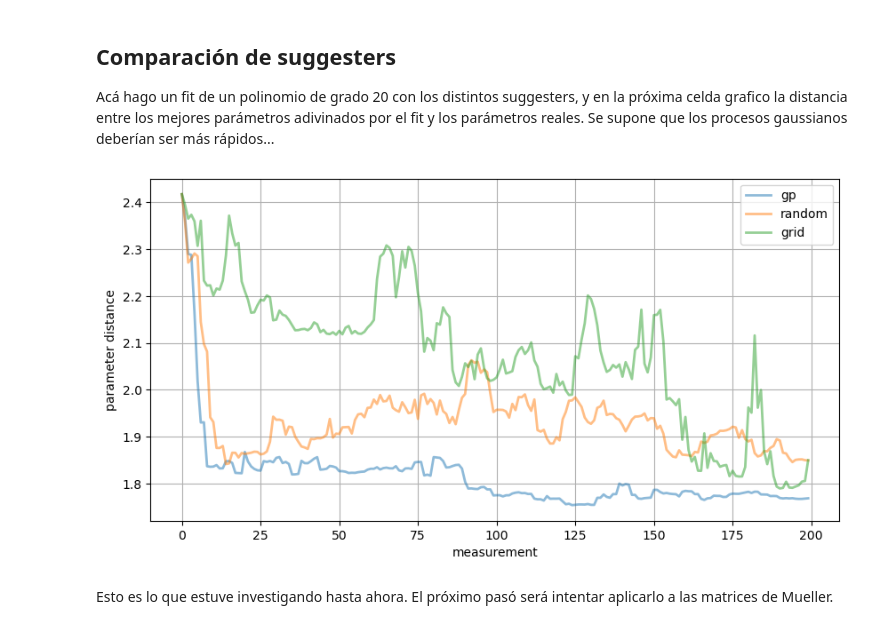
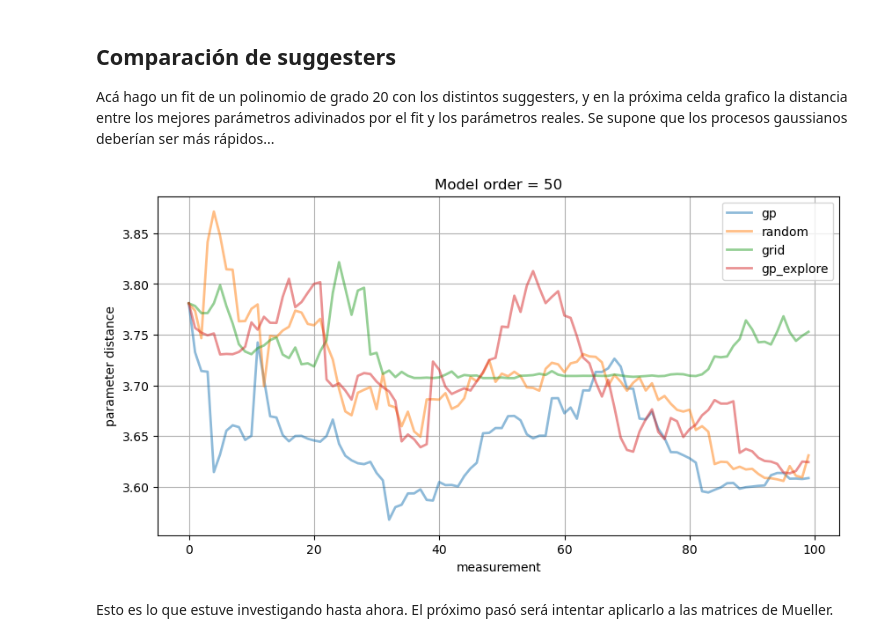
Before and after one commit to tdinapoli/smart_experiment_gaussian_process, a Jupyter notebook: notebook_manu.ipynb, the cells around one changed output. Drawn from its saved outputs; the diff is of its cells as text; code cells hidden in the pictures.

```diff
--- a/notebook_manu.ipynb
+++ b/notebook_manu.ipynb
@@ -93,6 +93,16 @@ def generate_1dX(x: np.ndarray, order: int = 2):
     if len(x) == 0:
         return np.array([])
     vectors = [x**i for i in range(order)]
+    return np.hstack(vectors).T
+
+
+def generate_1dX_sin(x: np.ndarray, order: int = 2):
+    """
+    Generate a 1D input array for the model.
+    """
+    if len(x) == 0:
+        return np.array([])
+    vectors = [np.sin(i * 2 * np.pi * x) for i in range(order)]
     return np.hstack(vectors).T
 
 
@@ -143,6 +153,7 @@ def get_pfstar_mean(
     return np.dot(xstar.T, vec) / sigma**2
 
 
+
 def get_pfstar_var(
     xstar: np.ndarray,
     X: np.ndarray,
@@ -409,16 +459,16 @@ $$\mathbf{x'}^T = (x^0, x^1, ... , x^d),$$
 
 donde $d$ es el grado del polinomio.
 # %%
-order = 10
+order = 20
 W_NATURE = np.random.random(size=order) * 2 - 1
-SIGMA = 0.05
+SIGMA = 0.1
 COVARIANCE = np.eye(len(W_NATURE))
 
 
 X = np.array([]).reshape(-1, 1)
 y = np.array([])
 for i in range(10):
-    fig, ax = plt.subplots(1, 1, figsize=(10, 5))
+    fig, (axvar, ax) = plt.subplots(2, 1, figsize=(10, 7), sharex=True, height_ratios=(0.2, 0.8))
 
     # Plot prior
     prior = ss.multivariate_normal(mean=np.zeros(len(W_NATURE)), cov=COVARIANCE)
@@ -432,9 +482,12 @@ for i in range(10):
     # Plot the model's prediction
     plot_prediction(ax, X, y, cov=COVARIANCE, w=W_NATURE)
 
+    plot_variance(axvar, X, y, cov=COVARIANCE, w=W_NATURE)
+
     # Plot measurements
     if len(X) > 0:
-        ax.scatter(X[1], y, label="mediciones")
+        ax.scatter(X[1][:-1], y[:-1], label="mediciones")
+        ax.scatter(X[1][-1], y[-1], label=f"última medición, x={X[1][-1]:.2g}")
 
 
     ax.set_title("Distribution in real space")
@@ -443,6 +496,7 @@ for i in range(10):
     ax.set_ylim([-3, 3])
     ax.set_xlim([-0.05, 1.05])
     ax.legend()
+    axvar.legend()
 
 
     ax.grid()
@@ -450,10 +504,13 @@ for i in range(10):
     plt.show()
 
     new_x = gp_suggest(X, cov=COVARIANCE, sigma=SIGMA)
+    print(new_x)
     #new_x = random_suggest()
     #new_x = grid_suggest(X)
+    #new_x = gp_explore_suggest(X, cov=COVARIANCE, sigma=SIGMA, l=1e-9)
     X, y = update_data(new_x, X, y, w=W_NATURE, sigma=SIGMA)
 
-    time.sleep(2)
+    #time.sleep(2)
+    input()
     clear_output(wait=True)
 # %% [output]
@@ -464,9 +522,9 @@ for i in range(10):
 Acá hago un fit de un polinomio de grado 20 con los distintos suggesters, y en la próxima celda grafico la distancia entre los mejores parámetros adivinados por el fit y los parámetros reales.
 Se supone que los procesos gaussianos deberían ser más rápidos...
 # %%
-order = 20
+order = 50
 W_NATURE = np.random.random(size=order) * 2 - 1
-SIGMA = 0.05
+SIGMA = 0.1
 COVARIANCE = np.eye(len(W_NATURE))
 
 
@@ -474,12 +532,14 @@ suggesters = {
     "gp"    : gp_suggest,
     "random": random_suggest,
     "grid"  : grid_suggest,
+    "gp_explore"  : gp_explore_suggest,
 }
 
 results = {
     "gp"    : [],
     "random": [],
     "grid"  : [],
+    "gp_explore"  : [],
 }
 
 reps = 10 * len(W_NATURE)
@@ -509,17 +569,20 @@ for name, suggester in suggesters.items():
 # %%
 fig, ax = plt.subplots(1, 1, figsize=(10,5), sharey=True)
 
+n_points = 100
+
 for name, result in results.items():
     x = np.arange(len(result))
-    ax.plot(x, result, '-', label=name, alpha=0.5, linewidth=2)
+    ax.set_title(f'Model order = {order}')
+    ax.plot(x[:n_points], result[:n_points], '-', label=name, alpha=0.5, linewidth=2)
 
 ax.grid()
 ax.legend()
 ax.set_xlabel('measurement')
 ax.set_ylabel('parameter distance')
 plt.show()
 # %% [output]
-[figure, old version]
+[figure, new version]
 # %% [markdown]
 Esto es lo que estuve investigando hasta ahora.
 El próximo pasó será intentar aplicarlo a las matrices de Mueller.
```
Also changed, not shown: parts of 4 cells of this notebook, 6 other files.
